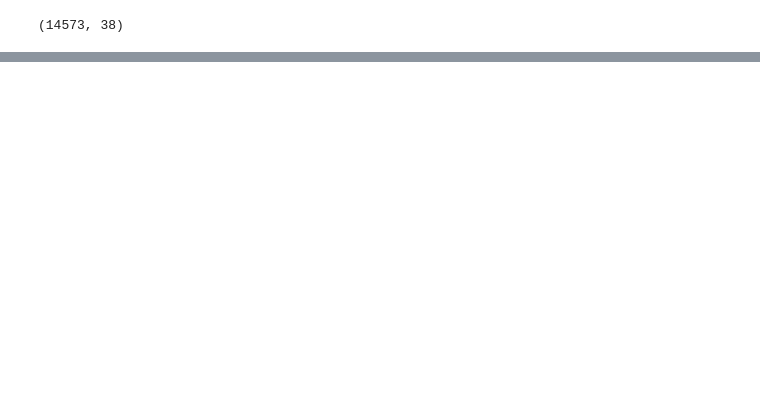
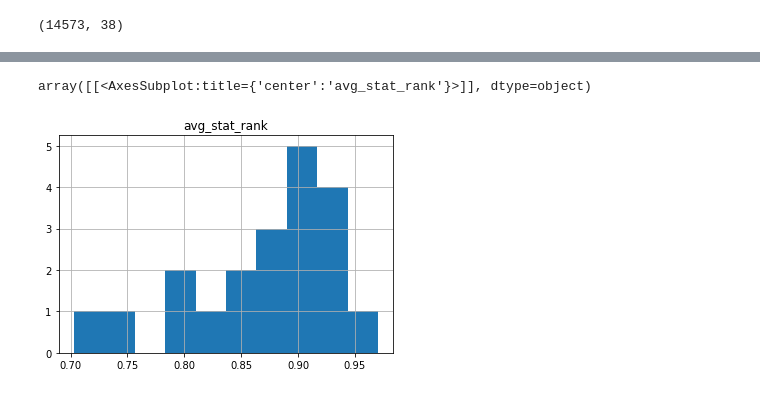
Before and after one commit to mgfos207/NBA_Stats, a Jupyter notebook: nba-players-analysis.ipynb, the cells around one changed output, grey strips where cells are left out. Cells and saved outputs as stored; diff of their text form; code cells hidden in the pictures; blank space fills up the shorter version.

```diff
--- a/nba-players-analysis.ipynb
+++ b/nba-players-analysis.ipynb
@@ -822,0 +909,13 @@ df_joined.loc[(df_joined['Player'] == 'Kobe Bryant*') & (df_joined['MVP'] == Tru
+# %%
+seasons_lists = list(df_joined['Season'].unique())
+# %%
+def _get_player_rank(df, cols, season):
+    agg_map = {col: 'mean' for col in cols}
+    cols_name = {col: f'{col}_rank' for col in cols}
+    return df.loc[(df['Season'] == season),['player_id', 'Season', 'Player', 'MVP'] + cols].groupby(by=['player_id', 'Season', 'Player', 'MVP']).agg(agg_map).rank(pct=True).reset_index().rename(columns=cols_name)
+# %%
+#ORB	DRB MP STL	BLK
+for season in seasons_lists:
+    df_rank = pd.concat([df_rank, _get_player_rank(df_joined, ['PTS', 'AST', 'ORB', 'DRB', 'MP', 'STL', 'BLK'], season)])
+
+df_rank.head()
@@ -822,0 +949,2 @@ df_joined.loc[(df_joined['Player'] == 'Kobe Bryant*') & (df_joined['MVP'] == Tru
+# %%
+df_rank['avg_stat_rank'] = (df_rank['PTS_rank'] + df_rank['AST_rank'] + df_rank['ORB_rank'] + df_rank['DRB_rank'] + df_rank['MP_rank'] + df_rank['STL_rank'] + df_rank['BLK_rank']) / 7
@@ -822,0 +971,5 @@ df_joined.loc[(df_joined['Player'] == 'Kobe Bryant*') & (df_joined['MVP'] == Tru
+# %%
+df_rank.loc[df_rank['MVP'] == True, ['Player', 'avg_stat_rank']].head(20).sort_values(by='avg_stat_rank', ascending=False).hist()
+# %% [output]
+array([[<AxesSubplot:title={'center':'avg_stat_rank'}>]], dtype=object)
+[figure, added]
```
Also changed, not shown: parts of 28 cells of this notebook.
